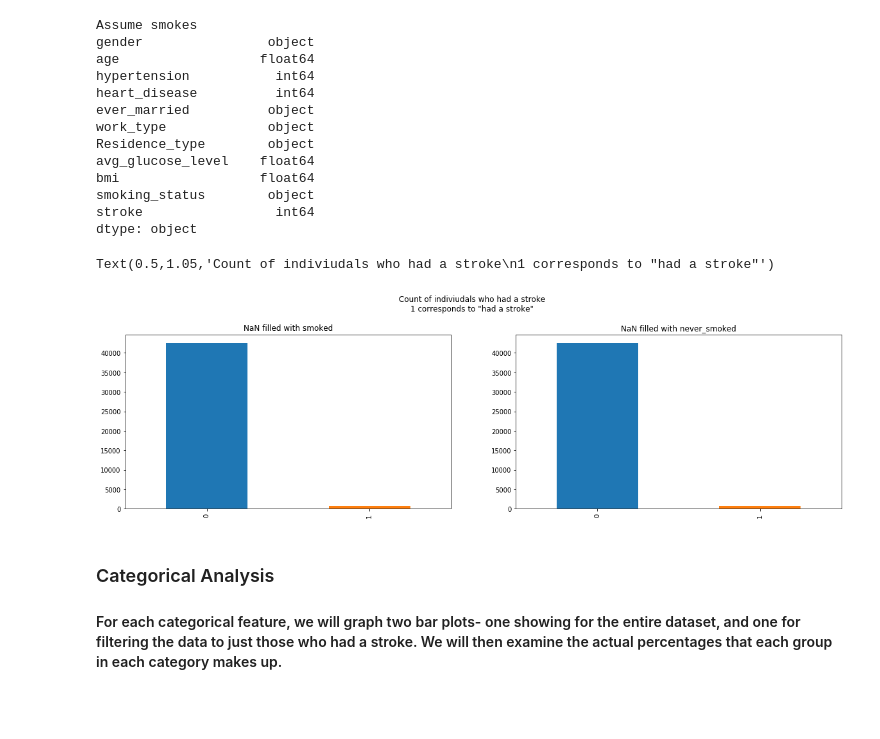
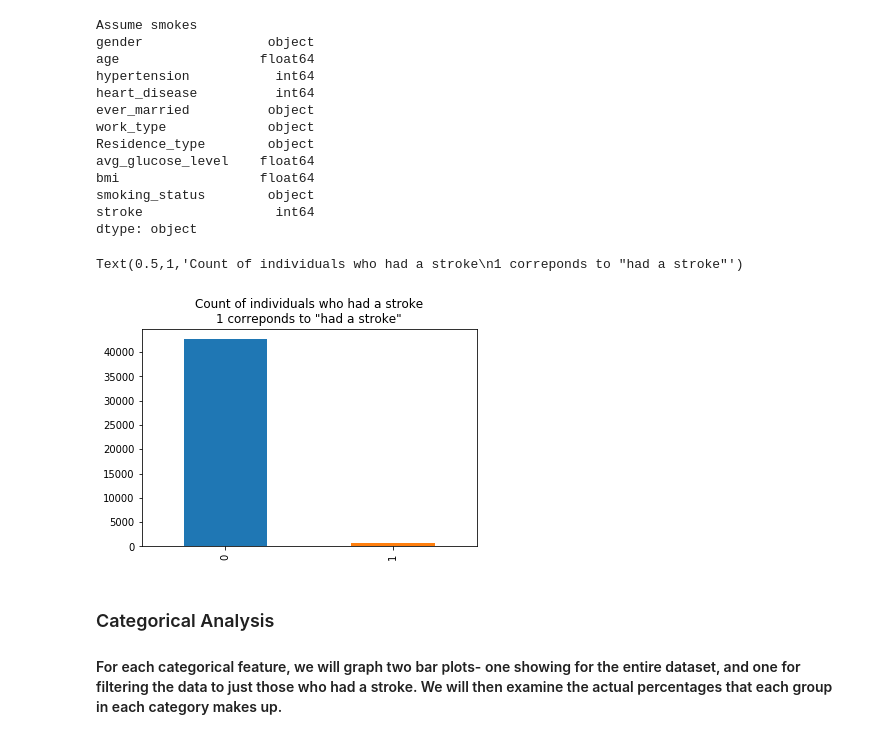
Before and after one commit to TylerTompa/UNCC_Project_3, a Jupyter notebook: healthcare-data/Jupyter/Data_Analysis.ipynb, the cells around one changed output. Drawn from its saved outputs; the diff is of its cells as text; code cells hidden in the pictures; blank space fills up the shorter version.

```diff
--- a/healthcare-data/Jupyter/Data_Analysis.ipynb
+++ b/healthcare-data/Jupyter/Data_Analysis.ipynb
@@ -243,24 +201,27 @@ possible_numerical_features = ["age",
 # %%
 # Make a bar plot to see count of how many people did and did not have a stroke
 # We have two datasets- one where we filled NaN values with "smokes,"
 # and one where we filled NaN values with "never smoked"
 # We will make subplots so we can compare both datasets.
 
-plt.subplots(figsize=(20,5))
+# plt.subplots(figsize=(20,5))
 
-plt.subplot(1,2,1)
-stroke_data_clean_assume_smokes.stroke.value_counts().plot(kind="bar")
-plt.title("NaN filled with smoked")
+# plt.subplot(1,2,1)
+# stroke_data_clean_assume_smokes.stroke.value_counts().plot(kind="bar")
+# plt.title("NaN filled with smoked")
 
-plt.subplot(1,2,2)
-stroke_data_clean_assume_never_smoked.stroke.value_counts().plot(kind="bar")
-plt.title("NaN filled with never_smoked")
+# plt.subplot(1,2,2)
+# stroke_data_clean_assume_never_smoked.stroke.value_counts().plot(kind="bar")
+# plt.title("NaN filled with never_smoked")
 
-# Define an overall title for the entire graph and position it.
-plt.suptitle("Count of indiviudals who had a stroke\n1 corresponds to \"had a stroke\"", x=0.5, y=1.05)
+# # Define an overall title for the entire graph and position it.
+# plt.suptitle("Count of indiviudals who had a stroke\n1 corresponds to \"had a stroke\"", x=0.5, y=1.05)
+
+stroke_data_clean.stroke.value_counts().plot(kind="bar")
+plt.title("Count of individuals who had a stroke\n1 correponds to \"had a stroke\"")
 # %% [output]
-Text(0.5,1.05,'Count of indiviudals who had a stroke\n1 corresponds to "had a stroke"')
+Text(0.5,1,'Count of individuals who had a stroke\n1 correponds to "had a stroke"')
-[figure, old version]
+[figure, new version]
 # %% [markdown]
 ### Categorical Analysis
 #### For each categorical feature, we will graph two bar plots- one showing for the entire dataset, and one for filtering the data to just those who had a stroke.  We will then examine the actual percentages that each group in each category makes up.
```
Also changed, not shown: parts of 14 cells of this notebook.
